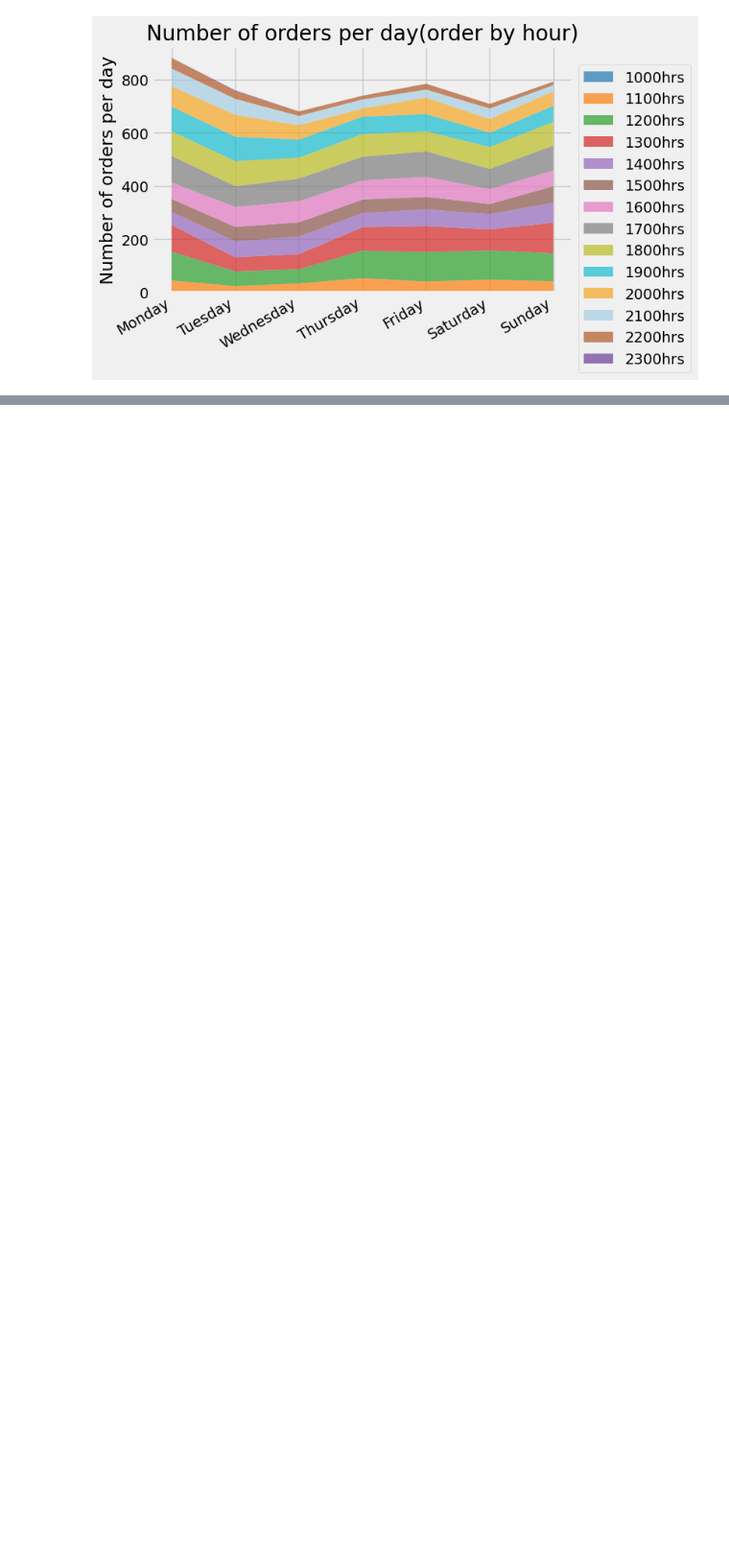
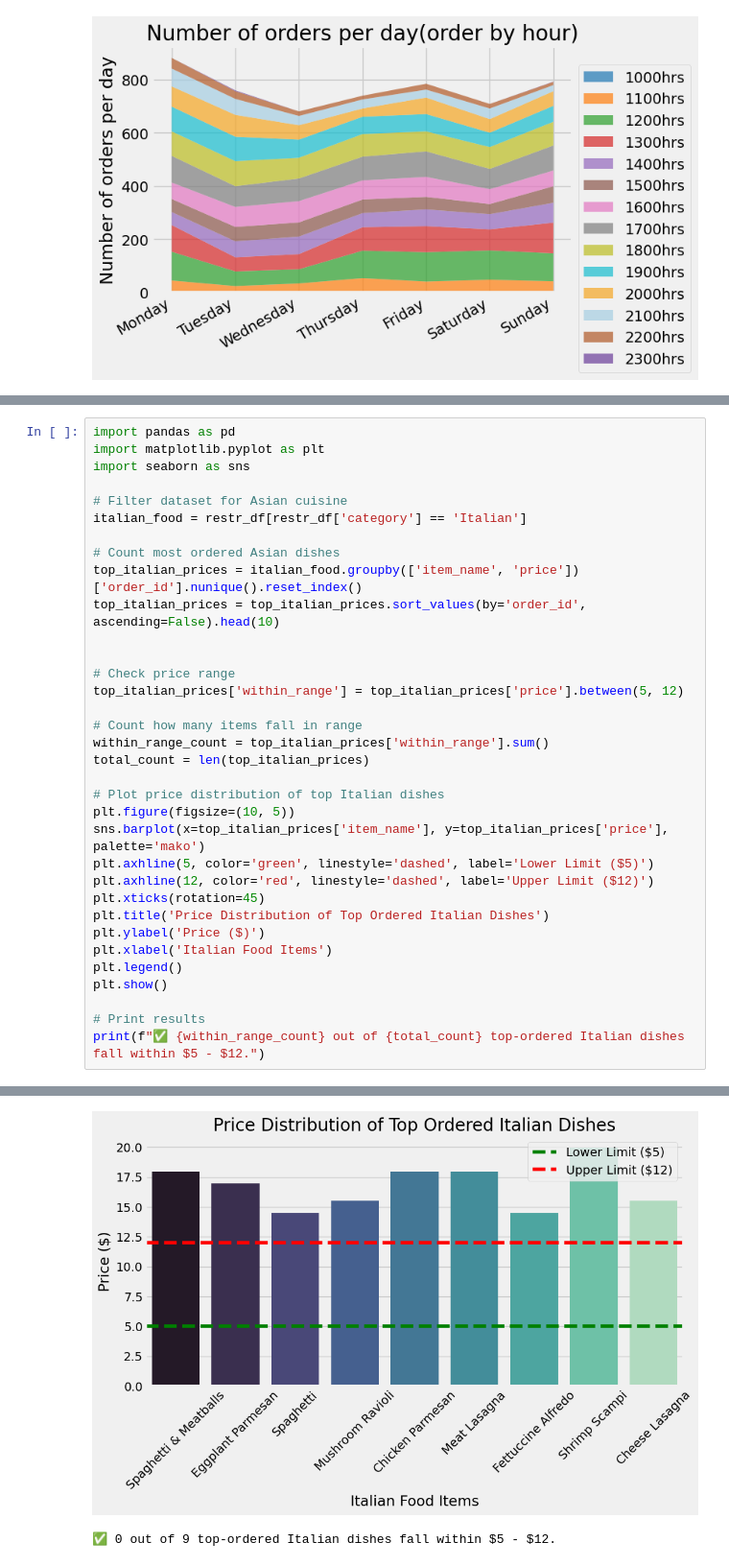
Before and after one commit to otote-tobi/Restaurant-DA, a Jupyter notebook: Restaurant_DA.ipynb, the cells around one changed output, grey strips where cells are left out. Shown at 96% size. Cells and saved outputs as stored; diff of their text form; blank space fills up the shorter version.

```diff
--- a/Restaurant_DA.ipynb
+++ b/Restaurant_DA.ipynb
@@ -885,0 +936,35 @@ plt.savefig(r'C:\Users\USER\Downloads\Restaurant DA\Number of orders per day(ord
+# %%
+import pandas as pd
+import matplotlib.pyplot as plt
+import seaborn as sns
+
+# Filter dataset for Asian cuisine
+italian_food = restr_df[restr_df['category'] == 'Italian']
+
+# Count most ordered Asian dishes
+top_italian_prices = italian_food.groupby(['item_name', 'price'])['order_id'].nunique().reset_index()
+top_italian_prices = top_italian_prices.sort_values(by='order_id', ascending=False).head(10)
+
+
+# Check price range
+top_italian_prices['within_range'] = top_italian_prices['price'].between(5, 12)
+
+# Count how many items fall in range
+within_range_count = top_italian_prices['within_range'].sum()
+total_count = len(top_italian_prices)
+
+# Plot price distribution of top Italian dishes
+plt.figure(figsize=(10, 5))
+sns.barplot(x=top_italian_prices['item_name'], y=top_italian_prices['price'], palette='mako')
+plt.axhline(5, color='green', linestyle='dashed', label='Lower Limit ($5)')
+plt.axhline(12, color='red', linestyle='dashed', label='Upper Limit ($12)')
+plt.xticks(rotation=45)
+plt.title('Price Distribution of Top Ordered Italian Dishes')
+plt.ylabel('Price ($)')
+plt.xlabel('Italian Food Items')
+plt.legend()
+plt.show()
+
+# Print results
+print(f"✅ {within_range_count} out of {total_count} top-ordered Italian dishes fall within $5 - $12.")
+# %% [output]
@@ -885,0 +974,2 @@ plt.savefig(r'C:\Users\USER\Downloads\Restaurant DA\Number of orders per day(ord
+[figure, added]
+✅ 0 out of 9 top-ordered Italian dishes fall within $5 - $12.
```
Also changed, not shown: parts of 5 cells of this notebook.
